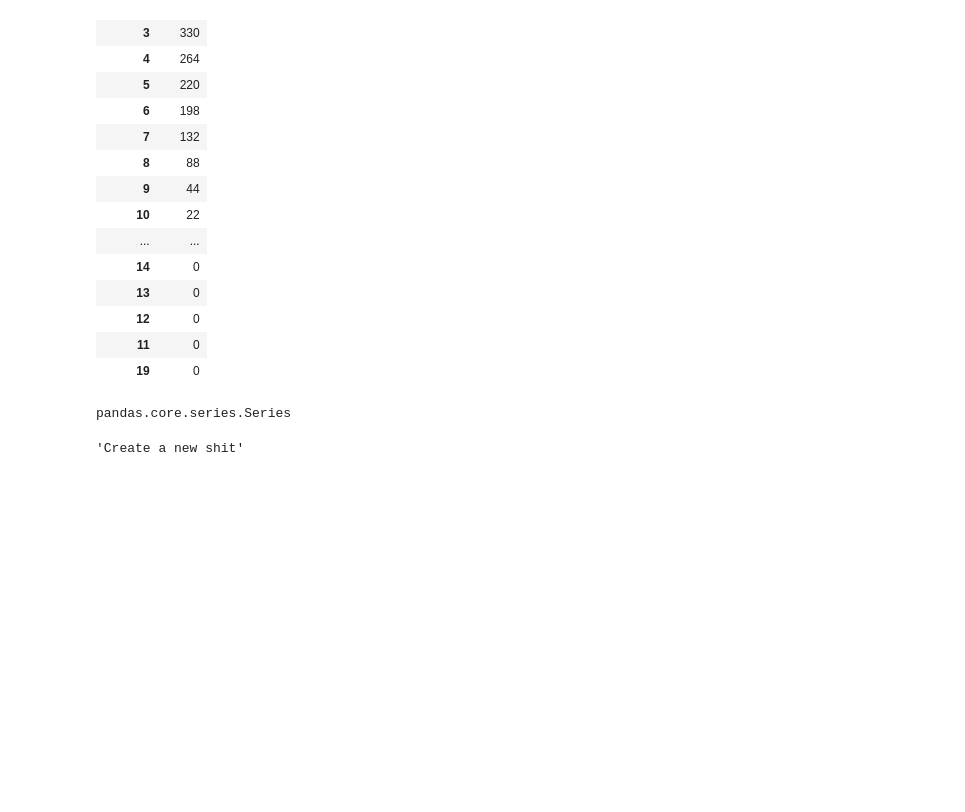
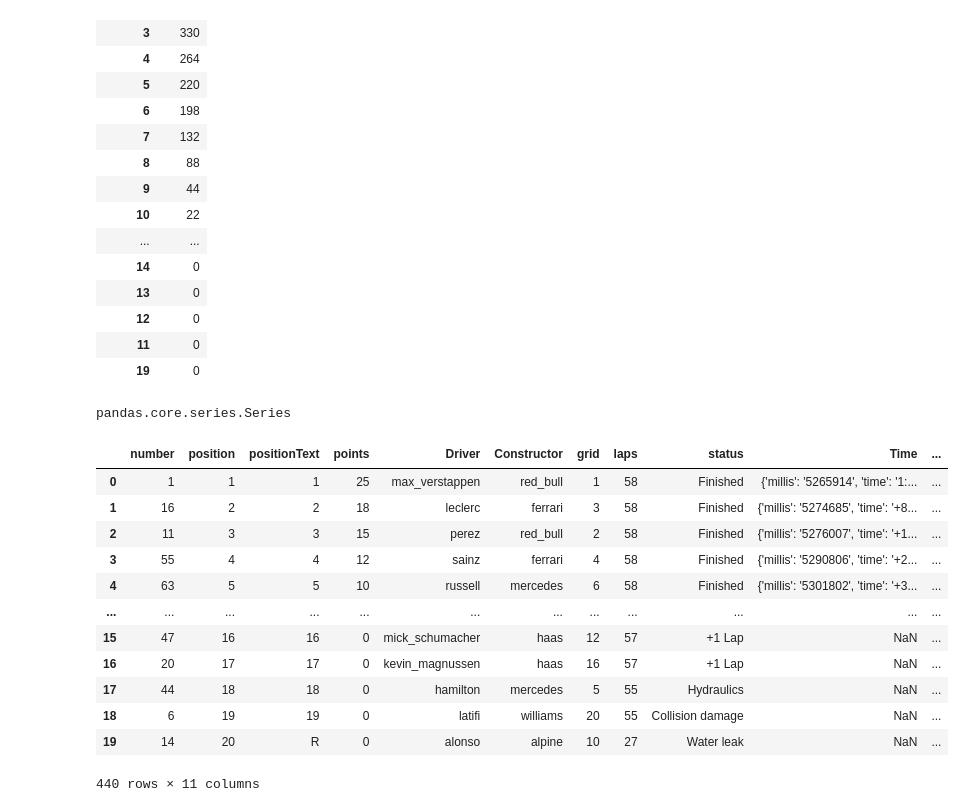
Before and after one commit to MrAldo007/formula-1-data, a Jupyter notebook: f1-análisis.ipynb, the cells around one changed output. Saved outputs shown, nothing was run; the diff lists cells and outputs as text; code cells hidden in the pictures; blank space fills up the shorter version.

```diff
--- a/f1-análisis.ipynb
+++ b/f1-análisis.ipynb
@@ -8,0 +19,10 @@ import pandas as pd
+# %%
+for year in list(range(2010,2022)):
+    url='http://ergast.com/api/f1/{}.json'
+    response=requests.get(url.format(year))
+    content=json.loads(response.content)
+
+    for item in content['MRData']['RaceTable']['Races']:
+
+            races['season'].append(int(item['season']))
+            races['season'].append(int(item['season']))
@@ -8,0 +49,5 @@ import pandas as pd
+# %%
+for year in list(range(2010,2022)):
+    url:'http://ergast.com/api/f1/{}.json'
+    response=requests.get(url.format(year))
+    content=json.loads(response.content)
@@ -120,6 +245,22 @@ type(df_results_2022['points'])
 # %% [output]
 pandas.core.series.Series
 # %%
-'Create a new shit'
+df_results_2022['Driver']=df_results_2022['Driver'].apply(lambda x :x['driverId'])
-# %% [output]
-'Create a new shit'
+# %%
+df_results_2022['Constructor']=df_results_2022['Constructor'].apply(lambda x: x['constructorId'])
+# %%
+df_results_2022
+# %% [output]
+|  | number | position | positionText | points | Driver | Constructor | grid | laps | status | Time | ... |
+| 0 | 1 | 1 | 1 | 25 | max_verstappen | red_bull | 1 | 58 | Finished | {'millis': '5265914', 'time': '1:... | ... |
+| 1 | 16 | 2 | 2 | 18 | leclerc | ferrari | 3 | 58 | Finished | {'millis': '5274685', 'time': '+8... | ... |
+| 2 | 11 | 3 | 3 | 15 | perez | red_bull | 2 | 58 | Finished | {'millis': '5276007', 'time': '+1... | ... |
+| 3 | 55 | 4 | 4 | 12 | sainz | ferrari | 4 | 58 | Finished | {'millis': '5290806', 'time': '+2... | ... |
+| 4 | 63 | 5 | 5 | 10 | russell | mercedes | 6 | 58 | Finished | {'millis': '5301802', 'time': '+3... | ... |
+| ... | ... | ... | ... | ... | ... | ... | ... | ... | ... | ... | ... |
+| 15 | 47 | 16 | 16 | 0 | mick_schumacher | haas | 12 | 57 | +1 Lap | NaN | ... |
+| 16 | 20 | 17 | 17 | 0 | kevin_magnussen | haas | 16 | 57 | +1 Lap | NaN | ... |
+| 17 | 44 | 18 | 18 | 0 | hamilton | mercedes | 5 | 55 | Hydraulics | NaN | ... |
+| 18 | 6 | 19 | 19 | 0 | latifi | williams | 20 | 55 | Collision damage | NaN | ... |
+| 19 | 14 | 20 | R | 0 | alonso | alpine | 10 | 27 | Water leak | NaN | ... |
+440 rows × 11 columns
```
Also changed, not shown: parts of 15 cells of this notebook.
